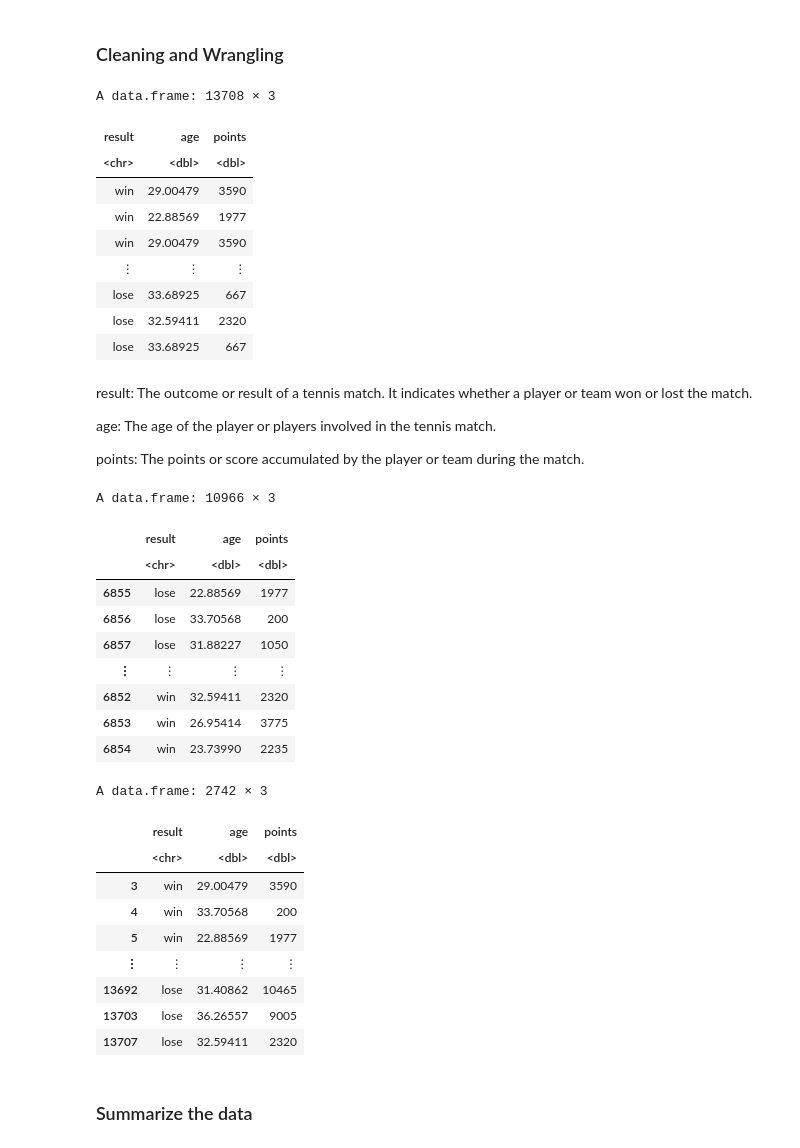
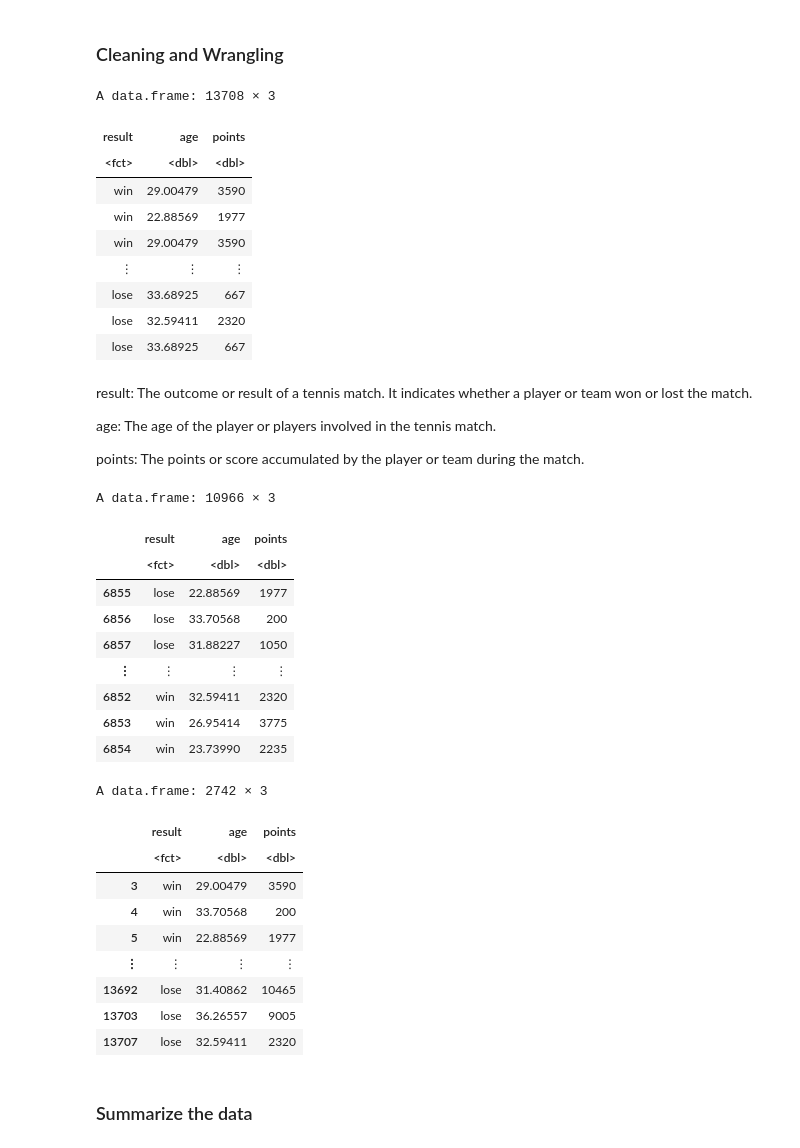
Before and after one commit to JianyiC/group54_work, a Jupyter notebook: proposal.ipynb, the cells around one changed output. Saved outputs shown, nothing was run; the diff lists cells and outputs as text; code cells hidden in the pictures.

```diff
--- a/proposal.ipynb
+++ b/proposal.ipynb
@@ -108,26 +93,27 @@ loser_rank_points: The rank points accumulated by the losing player.
 # %%
 set.seed(256)
 #lose
 lose <- rep(c("lose"), times = nrow(atp_data))
 atp_lose <- cbind(atp_data, lose) |>
   select(lose, loser_age, loser_rank_points)
 
 colnames(atp_lose) <- c("result", "age", "points")
 
 
 #win
 win <- rep(c("win"), times = nrow(atp_data))
 atp_win <- cbind(atp_data, win) |>
   select(win, winner_age, winner_rank_points)
 colnames(atp_win) <- c("result", "age","points")
 
 #to one form
-combined_data <- rbind(atp_win, atp_lose)
+combined_data <- rbind(atp_win, atp_lose) |>
+    mutate(result = as_factor(result))
 combined_data
 # %% [output]
 A data.frame: 13708 × 3
 | result | age | points |
-| <chr> | <dbl> | <dbl> |
+| <fct> | <dbl> | <dbl> |
 | win | 29.00479 | 3590 |
 | win | 22.88569 | 1977 |
 | win | 29.00479 | 3590 |
@@ -151,7 +137,7 @@ result_test
 # %% [output]
 A data.frame: 10966 × 3
 |  | result | age | points |
-|  | <chr> | <dbl> | <dbl> |
+|  | <fct> | <dbl> | <dbl> |
 | 6855 | lose | 22.88569 | 1977 |
 | 6856 | lose | 33.70568 | 200 |
 | 6857 | lose | 31.88227 | 1050 |
@@ -161,7 +147,7 @@ A data.frame: 10966 × 3
 | 6854 | win | 23.73990 | 2235 |
 A data.frame: 2742 × 3
 |  | result | age | points |
-|  | <chr> | <dbl> | <dbl> |
+|  | <fct> | <dbl> | <dbl> |
 | 3 | win | 29.00479 | 3590 |
 | 4 | win | 33.70568 | 200 |
 | 5 | win | 22.88569 | 1977 |
```
Also changed, not shown: parts of 11 cells of this notebook.
